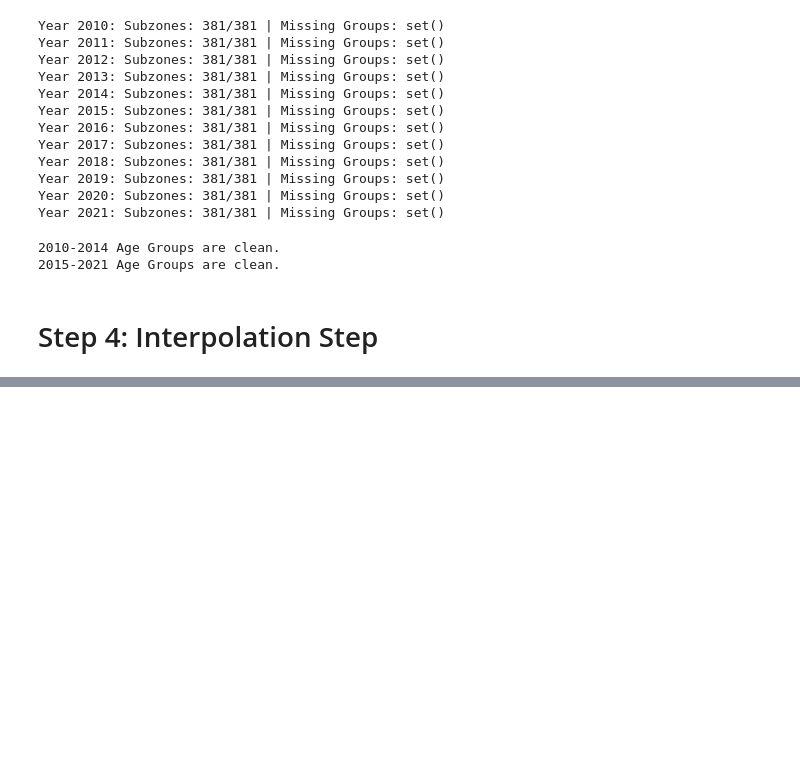
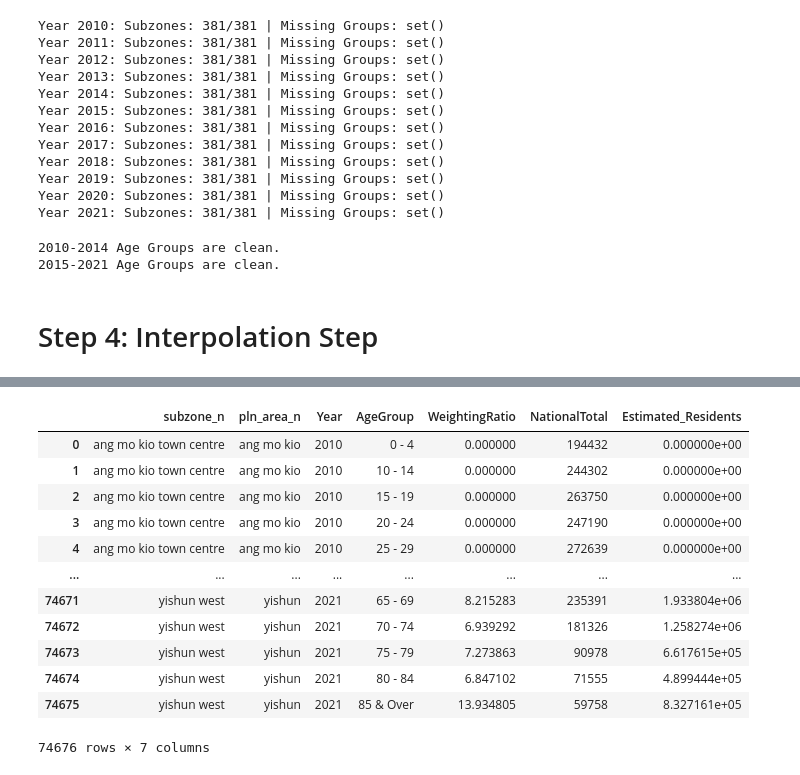
Before and after one commit to axellee1994/AED-OHCA, a Jupyter notebook: src/scripts/interpolation_step/interpolation_resident_numbers.ipynb, the cells around one changed output, grey strips where cells are left out. Drawn from its saved outputs; the diff is of its cells as text; code cells hidden in the pictures; blank space fills up the shorter version.

```diff
--- a/src/scripts/interpolation_step/interpolation.ipynb
+++ b/src/scripts/interpolation_step/interpolation_resident_numbers.ipynb
@@ -1272,0 +1332,27 @@ check_for_extra_age_groups(df_final_interpolated_ratios)
+# %%
+final_population_df = df_master_with_2021.merge(
+    df_nat_long,
+    on=['Year', 'AgeGroup'],
+    how='left'
+)
+
+# Calculate the estimated resident count for the subzone
+# Estimated Pop = WeightingRatio * NationalTotal
+final_population_df['Estimated_Residents'] = (
+    final_population_df['WeightingRatio'] * final_population_df['NationalTotal']
+)
+final_population_df
+# %% [output]
+|  | subzone_n | pln_area_n | Year | AgeGroup | WeightingRatio | NationalTotal | Estimated_Residents |
+| 0 | ang mo kio town centre | ang mo kio | 2010 | 0 - 4 | 0.000000 | 194432 | 0.000000e+00 |
+| 1 | ang mo kio town centre | ang mo kio | 2010 | 10 - 14 | 0.000000 | 244302 | 0.000000e+00 |
+| 2 | ang mo kio town centre | ang mo kio | 2010 | 15 - 19 | 0.000000 | 263750 | 0.000000e+00 |
+| 3 | ang mo kio town centre | ang mo kio | 2010 | 20 - 24 | 0.000000 | 247190 | 0.000000e+00 |
+| 4 | ang mo kio town centre | ang mo kio | 2010 | 25 - 29 | 0.000000 | 272639 | 0.000000e+00 |
+| ... | ... | ... | ... | ... | ... | ... | ... |
+| 74671 | yishun west | yishun | 2021 | 65 - 69 | 8.215283 | 235391 | 1.933804e+06 |
+| 74672 | yishun west | yishun | 2021 | 70 - 74 | 6.939292 | 181326 | 1.258274e+06 |
+| 74673 | yishun west | yishun | 2021 | 75 - 79 | 7.273863 | 90978 | 6.617615e+05 |
+| 74674 | yishun west | yishun | 2021 | 80 - 84 | 6.847102 | 71555 | 4.899444e+05 |
+| 74675 | yishun west | yishun | 2021 | 85 & Over | 13.934805 | 59758 | 8.327161e+05 |
+74676 rows × 7 columns
```
Also changed, not shown: parts of 8 cells of this notebook, 2 other files.
